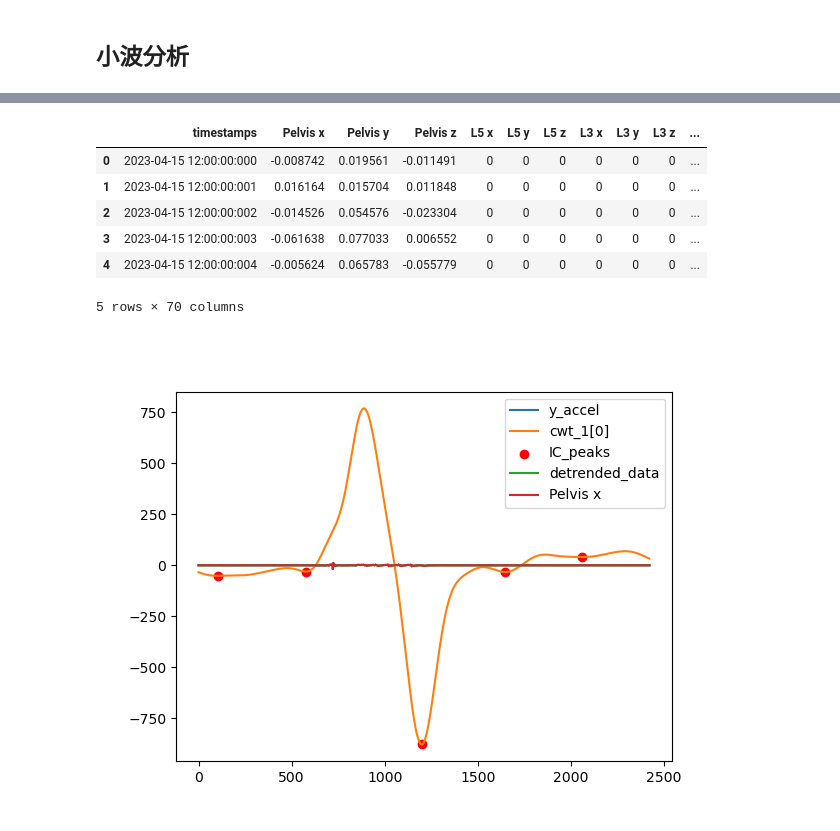
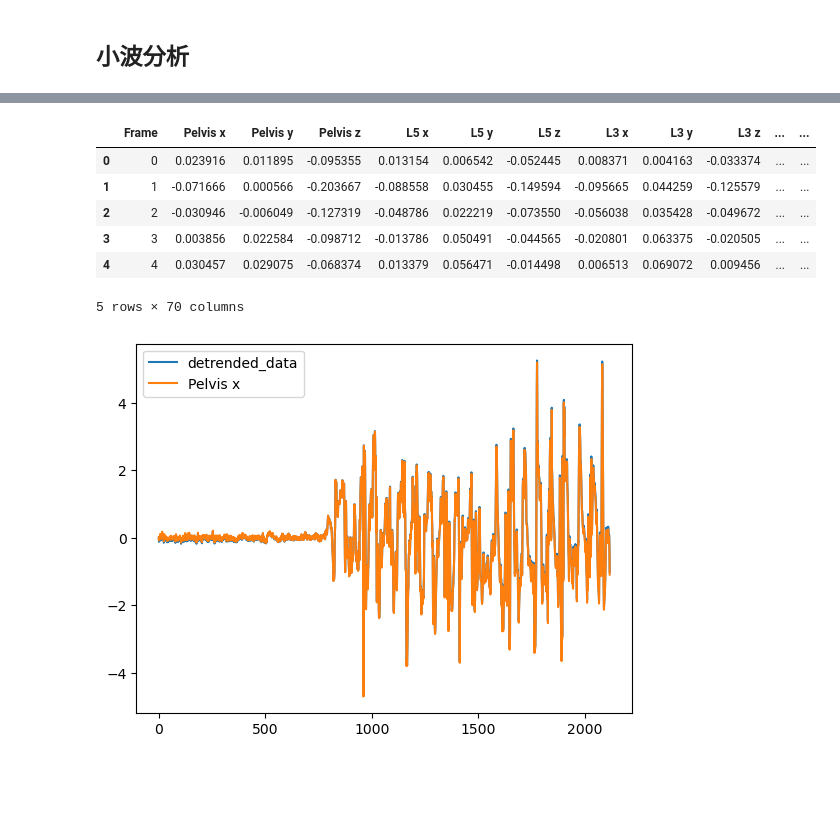
Before and after one commit to Allwillcome/--_----, a Jupyter notebook: Notes/20230416_PythonExercise.ipynb, the cells around one changed output, grey strips where cells are left out. Cells and saved outputs as stored; diff of their text form; code cells hidden in the pictures; blank space fills up the shorter version.

```diff
--- a/Notes/20230416_PythonExercise.ipynb
+++ b/Notes/20230416_PythonExercise.ipynb
@@ -700,6 +697,6 @@ Intel MKL WARNING: Support of Intel(R) Streaming SIMD Extensions 4.2 (Intel(R) S
 # %%
 xsens_dir = "/Users/wangshuaibo/Documents/ScriptsofShuai/Notes/IMUGaitAnalysis/ShuaiGaitpy"
-filename = "20230413跺脚走6步路测试-XsensMVN-传感器加速度.xlsx"
+filename = "20230519_方克彦_Xsens_穿鞋-2.xlsx"
 path = os.chdir(xsens_dir)
 # %%
 import pandas as pd
@@ -715,14 +732,14 @@ excel_file.sheet_names
 # %%
 # 查看数据
-df = pd.read_excel(filename, sheet_name=excel_file.sheet_names[0])
+df = pd.read_excel(filename, sheet_name=excel_file.sheet_names[6])
 df.head()
 # %% [output]
-|  | timestamps | Pelvis x | Pelvis y | Pelvis z | L5 x | L5 y | L5 z | L3 x | L3 y | L3 z | ... |
-| 0 | 2023-04-15 12:00:00:000 | -0.008742 | 0.019561 | -0.011491 | 0 | 0 | 0 | 0 | 0 | 0 | ... |
-| 1 | 2023-04-15 12:00:00:001 | 0.016164 | 0.015704 | 0.011848 | 0 | 0 | 0 | 0 | 0 | 0 | ... |
-| 2 | 2023-04-15 12:00:00:002 | -0.014526 | 0.054576 | -0.023304 | 0 | 0 | 0 | 0 | 0 | 0 | ... |
-| 3 | 2023-04-15 12:00:00:003 | -0.061638 | 0.077033 | 0.006552 | 0 | 0 | 0 | 0 | 0 | 0 | ... |
-| 4 | 2023-04-15 12:00:00:004 | -0.005624 | 0.065783 | -0.055779 | 0 | 0 | 0 | 0 | 0 | 0 | ... |
+|  | Frame | Pelvis x | Pelvis y | Pelvis z | L5 x | L5 y | L5 z | L3 x | L3 y | L3 z | ... | ... |
+| 0 | 0 | 0.023916 | 0.011895 | -0.095355 | 0.013154 | 0.006542 | -0.052445 | 0.008371 | 0.004163 | -0.033374 | ... | ... |
+| 1 | 1 | -0.071666 | 0.000566 | -0.203667 | -0.088558 | 0.030455 | -0.149594 | -0.095665 | 0.044259 | -0.125579 | ... | ... |
+| 2 | 2 | -0.030946 | -0.006049 | -0.127319 | -0.048786 | 0.022219 | -0.073550 | -0.056038 | 0.035428 | -0.049672 | ... | ... |
+| 3 | 3 | 0.003856 | 0.022584 | -0.098712 | -0.013786 | 0.050491 | -0.044565 | -0.020801 | 0.063375 | -0.020505 | ... | ... |
+| 4 | 4 | 0.030457 | 0.029075 | -0.068374 | 0.013379 | 0.056471 | -0.014498 | 0.006513 | 0.069072 | 0.009456 | ... | ... |
 5 rows × 70 columns
 # %%
 # 赋值查看数据
@@ -749,7 +766,7 @@ plt.legend()
 plt.show()
 plt.close()
 # %% [output]
-[figure, old version]
+[figure, new version]
 # %%
 integrated_data = integrate.cumtrapz(-detrended_data)
 # 查看积分后的数据
```
Also changed, not shown: parts of 7 cells of this notebook.
